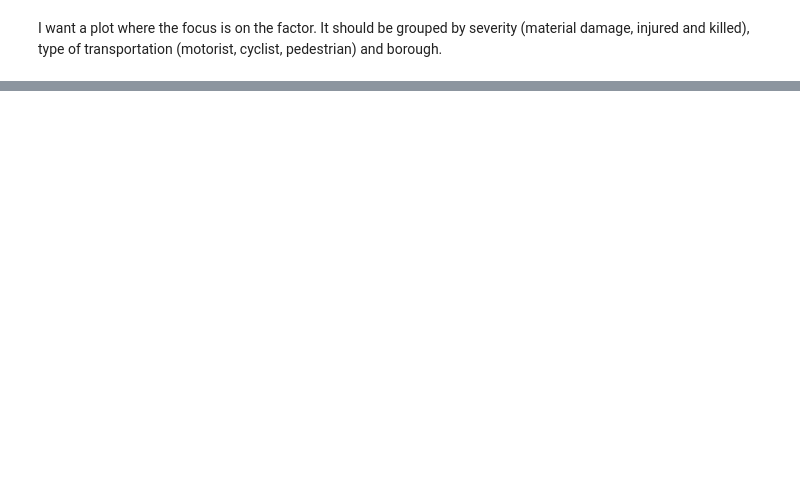
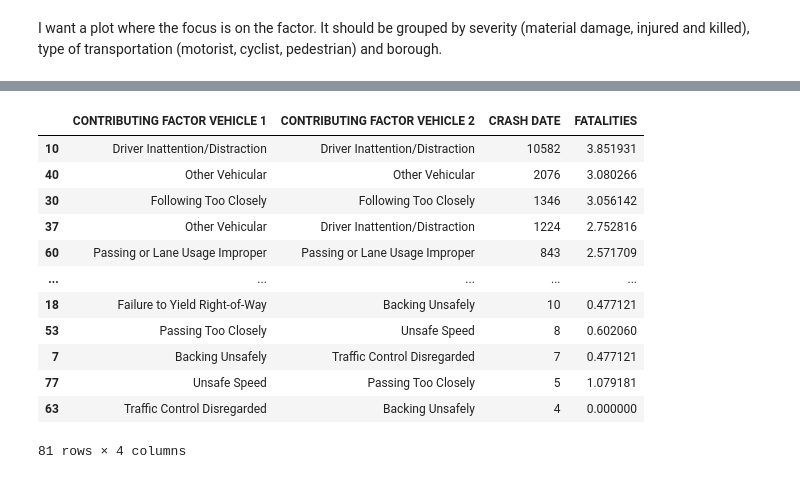
Before and after one commit to jens-create/socialdata2023, a Jupyter notebook: assignments/Final project/types_of_collisions.ipynb, the cells around one changed output, grey strips where cells are left out. Saved outputs shown, nothing was run; the diff lists cells and outputs as text; code cells hidden in the pictures; blank space fills up the shorter version.

```diff
--- a/assignments/Final project/types_of_collisions.ipynb
+++ b/assignments/Final project/types_of_collisions.ipynb
@@ -278,0 +341,16 @@ with open("/Users/jenspt/Desktop/git/socialdata2023/docs/_includes/factor_plot.h
+# %%
+df_tmp
+# %% [output]
+|  | CONTRIBUTING FACTOR VEHICLE 1 | CONTRIBUTING FACTOR VEHICLE 2 | CRASH DATE | FATALITIES |
+| 10 | Driver Inattention/Distraction | Driver Inattention/Distraction | 10582 | 3.851931 |
+| 40 | Other Vehicular | Other Vehicular | 2076 | 3.080266 |
+| 30 | Following Too Closely | Following Too Closely | 1346 | 3.056142 |
+| 37 | Other Vehicular | Driver Inattention/Distraction | 1224 | 2.752816 |
+| 60 | Passing or Lane Usage Improper | Passing or Lane Usage Improper | 843 | 2.571709 |
+| ... | ... | ... | ... | ... |
+| 18 | Failure to Yield Right-of-Way | Backing Unsafely | 10 | 0.477121 |
+| 53 | Passing Too Closely | Unsafe Speed | 8 | 0.602060 |
+| 7 | Backing Unsafely | Traffic Control Disregarded | 7 | 0.477121 |
+| 77 | Unsafe Speed | Passing Too Closely | 5 | 1.079181 |
+| 63 | Traffic Control Disregarded | Backing Unsafely | 4 | 0.000000 |
+81 rows × 4 columns
```
Also changed, not shown: parts of 10 cells of this notebook, 11 other files.
